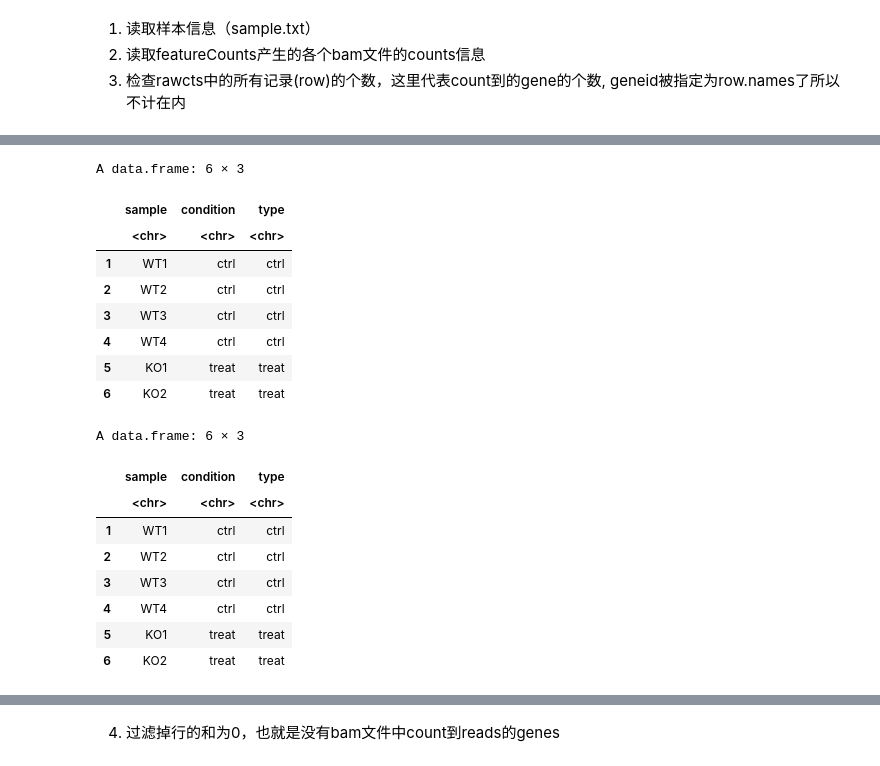
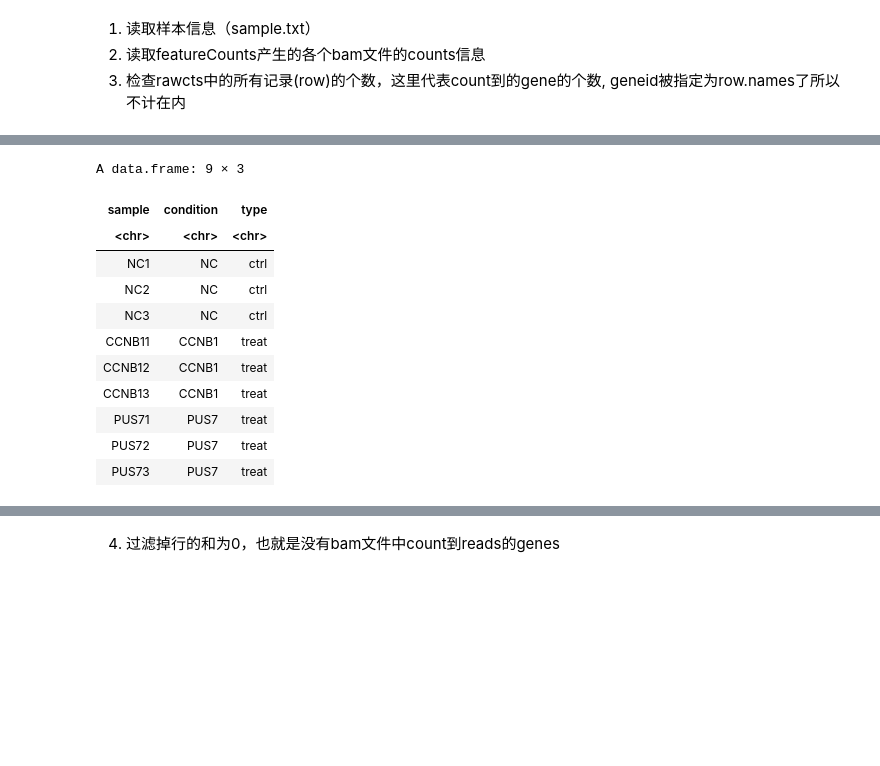
Before and after one commit to hermanzhaozzzz/snakepipes_RNA-seq, a Jupyter notebook: step.04_raw-counts-for-deseq2.step3_DESeq2_plots_zhn.ipynb, the cells around one changed output, grey strips where cells are left out. Drawn from its saved outputs; the diff is of its cells as text; code cells hidden in the pictures; blank space fills up the shorter version.

```diff
--- a/Snakefile_raw-counts-for-deseq2.step3_DESeq2_plots_zhn.ipynb
+++ b/step.04_raw-counts-for-deseq2.step3_DESeq2_plots_zhn.ipynb
@@ -58,29 +58,20 @@ dim(rawcts)
 # %%
 # 看一下colData
 # 样本名称、处理条件
-head(colData)
+colData
 # %% [output]
-A data.frame: 6 × 3
+A data.frame: 9 × 3
-|  | sample | condition | type |
-|  | <chr> | <chr> | <chr> |
-| 1 | WT1 | ctrl | ctrl |
-| 2 | WT2 | ctrl | ctrl |
-| 3 | WT3 | ctrl | ctrl |
-| 4 | WT4 | ctrl | ctrl |
-| 5 | KO1 | treat | treat |
-| 6 | KO2 | treat | treat |
+| sample | condition | type |
+| <chr> | <chr> | <chr> |
+| NC1 | NC | ctrl |
+| NC2 | NC | ctrl |
+| NC3 | NC | ctrl |
+| CCNB11 | CCNB1 | treat |
+| CCNB12 | CCNB1 | treat |
+| CCNB13 | CCNB1 | treat |
+| PUS71 | PUS7 | treat |
+| PUS72 | PUS7 | treat |
+| PUS73 | PUS7 | treat |
-# %%
-head(colData)
-# %% [output]
-A data.frame: 6 × 3
-|  | sample | condition | type |
-|  | <chr> | <chr> | <chr> |
-| 1 | WT1 | ctrl | ctrl |
-| 2 | WT2 | ctrl | ctrl |
-| 3 | WT3 | ctrl | ctrl |
-| 4 | WT4 | ctrl | ctrl |
-| 5 | KO1 | treat | treat |
-| 6 | KO2 | treat | treat |
 # %%
 # 看一下rawcts
 # 这个很简单就是geneid为index，样本信息的counts数为columns
```
Also changed, not shown: parts of 16 cells of this notebook, 28 other files.
